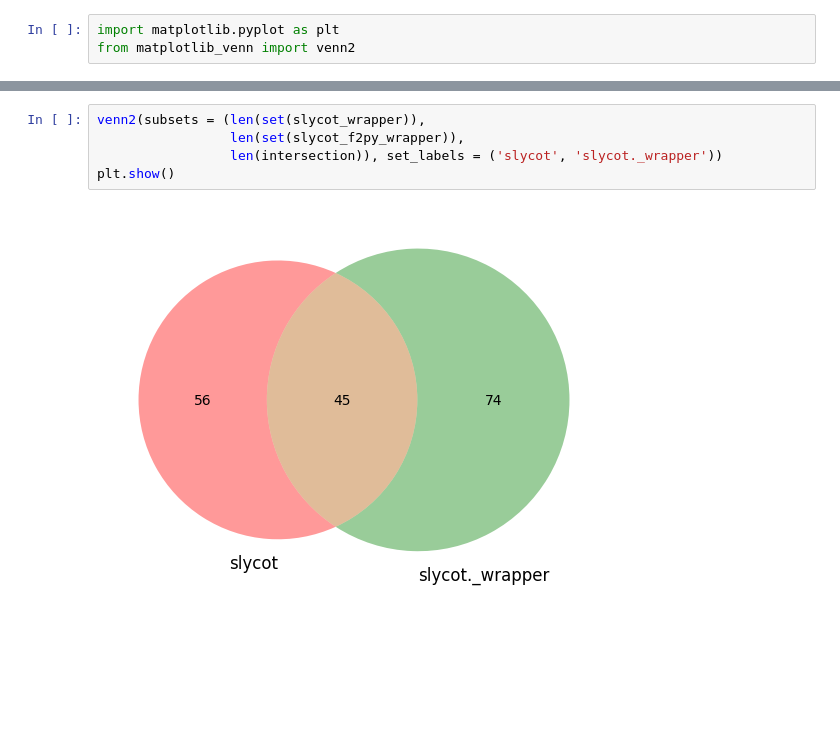
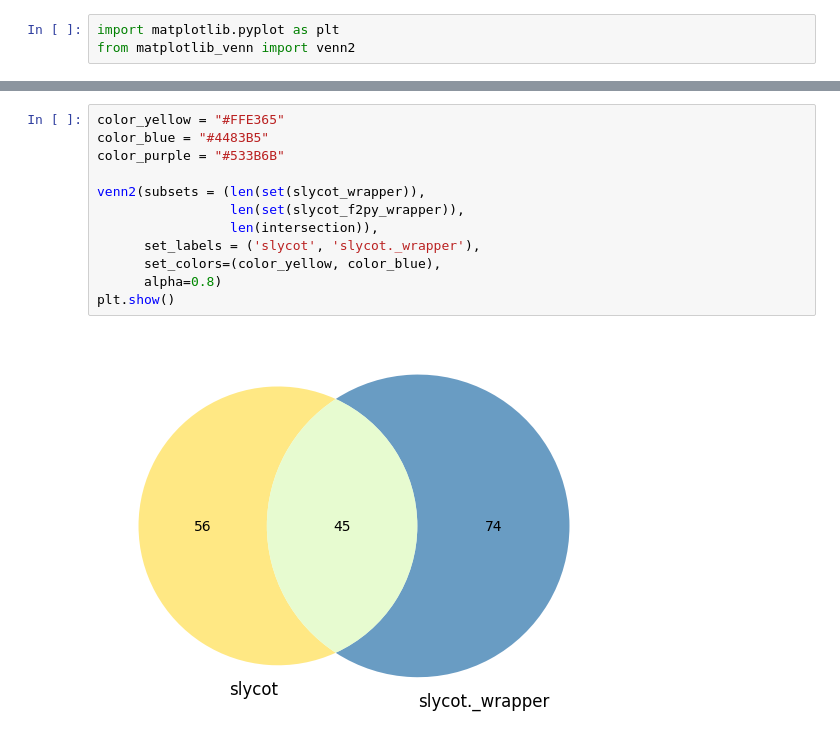
Before and after one commit to python-control/Slycot, a Jupyter notebook: doc/source/explanation/inspect_slycot.ipynb, the cells around one changed output, grey strips where cells are left out. Drawn from its saved outputs; the diff is of its cells as text; blank space fills up the shorter version.

Commit message:
Update venn diagramm in inpect notebooks

```diff
--- a/doc/source/explanation/inspect_slycot.ipynb
+++ b/doc/source/explanation/inspect_slycot.ipynb
@@ -149,8 +149,15 @@ There are currently 85 routines that are found in slycot or in slycot._wrapper.
 None
 # %%
+color_yellow = "#FFE365"
+color_blue = "#4483B5"
+color_purple = "#533B6B"
+
 venn2(subsets = (len(set(slycot_wrapper)),
                  len(set(slycot_f2py_wrapper)),
-                 len(intersection)), set_labels = ('slycot', 'slycot._wrapper'))
+                 len(intersection)),
+      set_labels = ('slycot', 'slycot._wrapper'),
+      set_colors=(color_yellow, color_blue),
+      alpha=0.8)
 plt.show()
 # %% [output]
-[figure, old version]
+[figure, new version]
```
Also changed, not shown: parts of 3 cells of this notebook, 1 other file.
